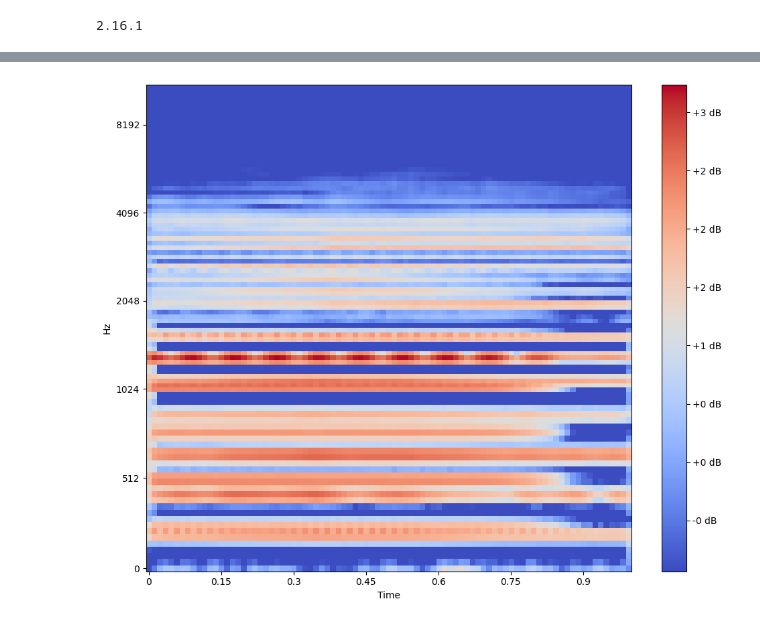
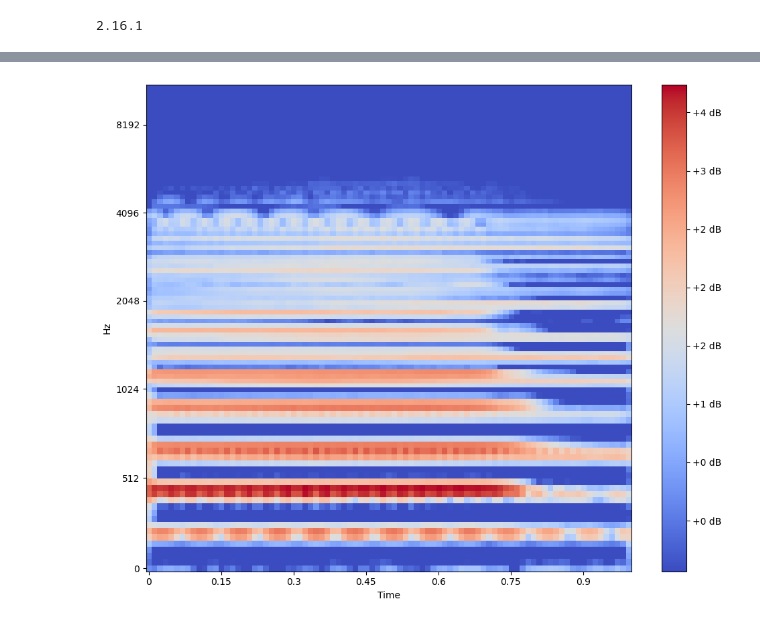
Before and after one commit to aiden-wenzel/ENGR_100_Project_3, a Jupyter notebook: work.ipynb, the cells around one changed output, grey strips where cells are left out. Saved outputs shown, nothing was run; the diff lists cells and outputs as text; code cells hidden in the pictures.

```diff
--- a/work.ipynb
+++ b/work.ipynb
@@ -268,18 +293,18 @@ overall_metadata
 # %%
 # Plot the Mel spectrogram and the PCEN-normalized spectrogram
 fig, ax = plt.subplots(nrows=1, ncols=1, figsize=(10, 8))
 
 img1 = librosa.display.specshow(
-    db_data["violin/0002.wav_oboe/0002.wav_data"][1],
+    db_data["violin/0002.wav_violin/0003.wav_data_1"],
     x_axis="time",
     y_axis="mel",
     sr=sr,
     hop_length=int(0.0116 * sr),
 )
 
 fig.colorbar(img1, format="%+2.0f dB")
 
 plt.tight_layout()
 plt.show()
 # %% [output]
-[figure, old version]
+[figure, new version]
```
Also changed, not shown: parts of 4 cells of this notebook, 1 other file.
